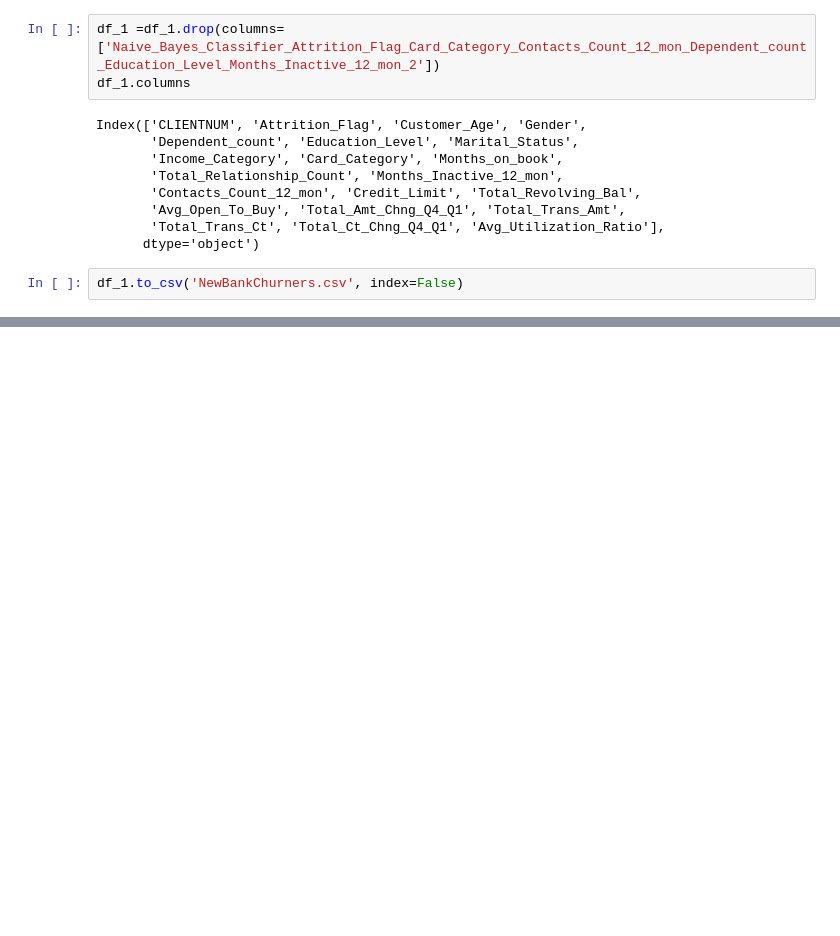
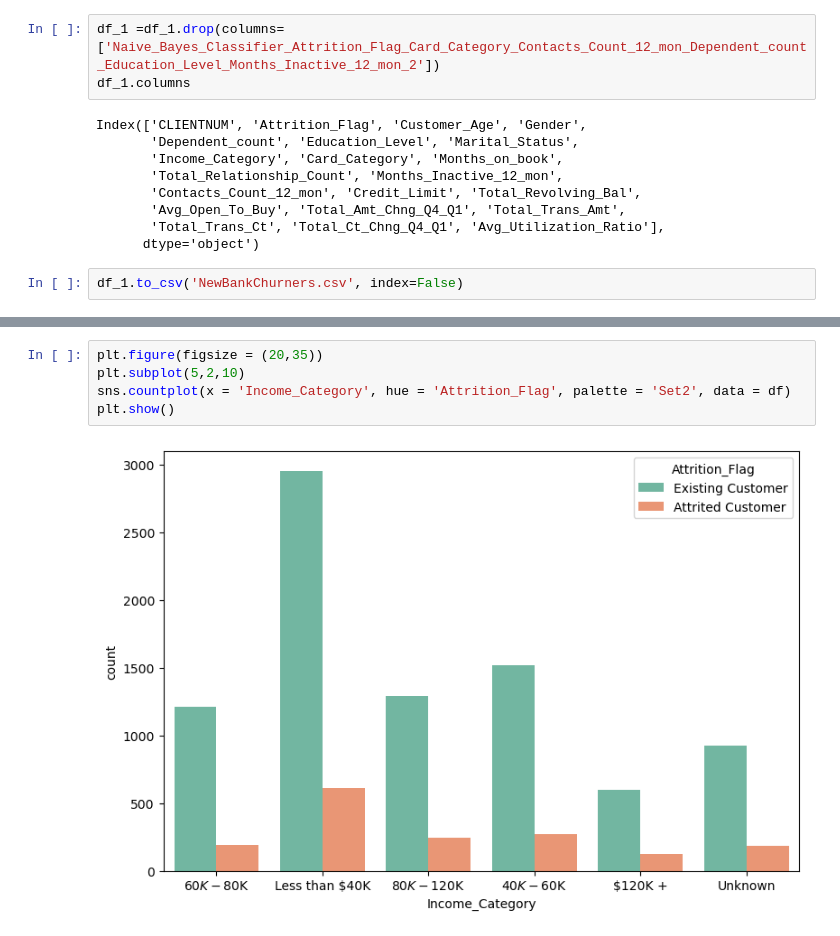
Before and after one commit to change0z/Portfolio, a Jupyter notebook: Data Analysis/Data_Analysis.ipynb, the cells around one changed output, grey strips where cells are left out. Saved outputs shown, nothing was run; the diff lists cells and outputs as text; blank space fills up the shorter version.

```diff
--- a/Data Analysis/Data_Analysis.ipynb
+++ b/Data Analysis/Data_Analysis.ipynb
@@ -86,0 +311,7 @@ df_1.to_csv('NewBankChurners.csv', index=False)
+# %%
+plt.figure(figsize = (20,35))
+plt.subplot(5,2,10)
+sns.countplot(x = 'Income_Category', hue = 'Attrition_Flag', palette = 'Set2', data = df)
+plt.show()
+# %% [output]
+[figure, added]
```
Also changed, not shown: parts of 48 cells of this notebook, 1 other file.
